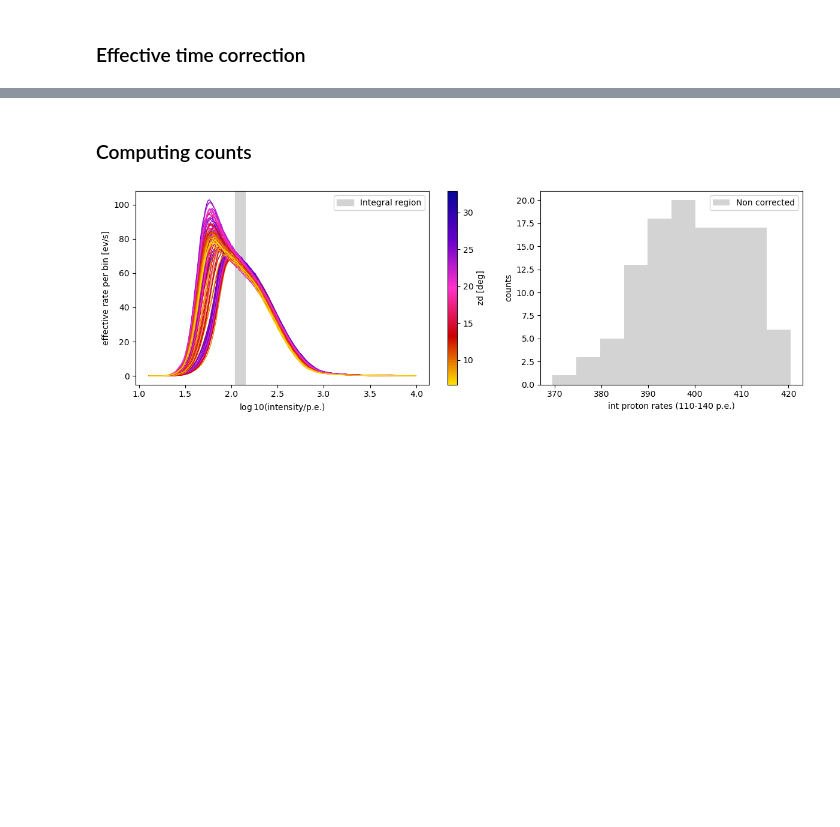
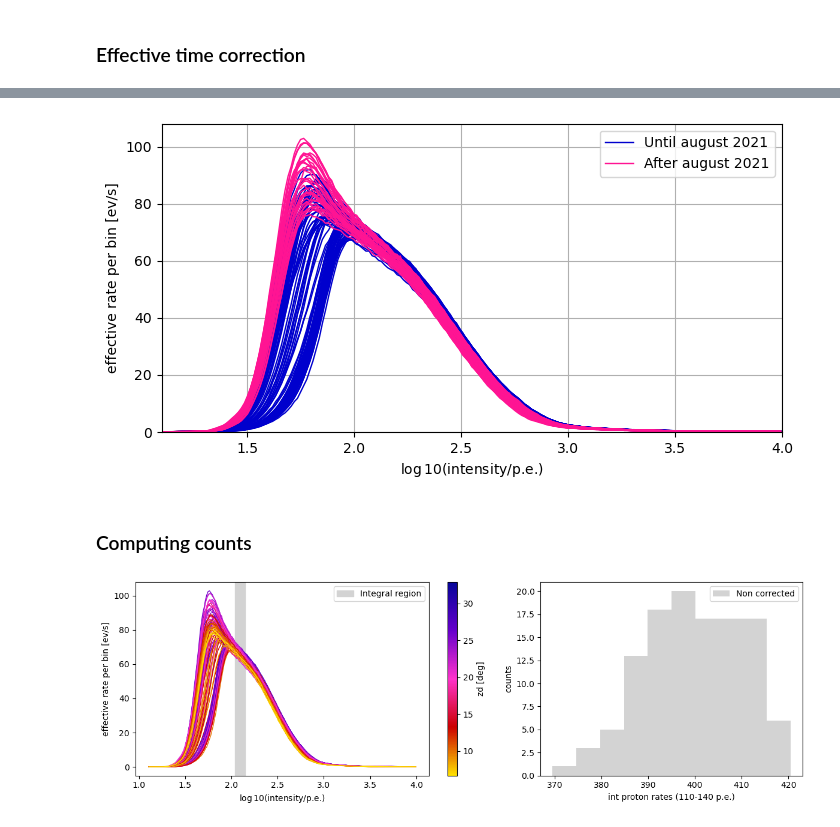
Before and after one commit to juanjq/cosmic_ray_data_correction, a Jupyter notebook: analysis_first_corrections/perform_corrections.ipynb, the cells around one changed output, grey strips where cells are left out. Saved outputs shown, nothing was run; the diff lists cells and outputs as text; code cells hidden in the pictures; blank space fills up the shorter version.

```diff
--- a/analysis_first_corrections/perform_corrections.ipynb
+++ b/analysis_first_corrections/perform_corrections.ipynb
@@ -95,3 +95,28 @@ plt.show()
+# %%
+fig, ax2 = plt.subplots(figsize=(8, 4))
+
+# Then we plot the intensity profiles one by one
+for i, run in enumerate(dict_runs.keys()):
+    if run < 6000:
+        color="mediumblue"
+    else:
+        color="deeppink"
+    ax2.plot(IbinsC, dict_runs[run]["intensity_rates"], color=color, lw=1)
+
+ax2.plot([], [], color="mediumblue", lw=1, label="Until august 2021")
+ax2.plot([], [], color="deeppink", lw=1, label="After august 2021")
+
+ax2.set_xlabel("$\log10($intensity/p.e.$)$")
+ax2.set_ylabel("effective rate per bin [ev/s]")
+ax2.grid()
+ax2.set_xlim(1.1,4)
+ax2.set_ylim(0)
+ax2.legend()
+
+# plt.savefig(f"plots/total.png", dpi=300, bbox_inches='tight')
+plt.show()
+# %% [output]
+[figure, added]
 # %% [markdown]
 ### Computing counts
 # %%
```
Also changed, not shown: parts of 2 cells of this notebook, 5 other files.
